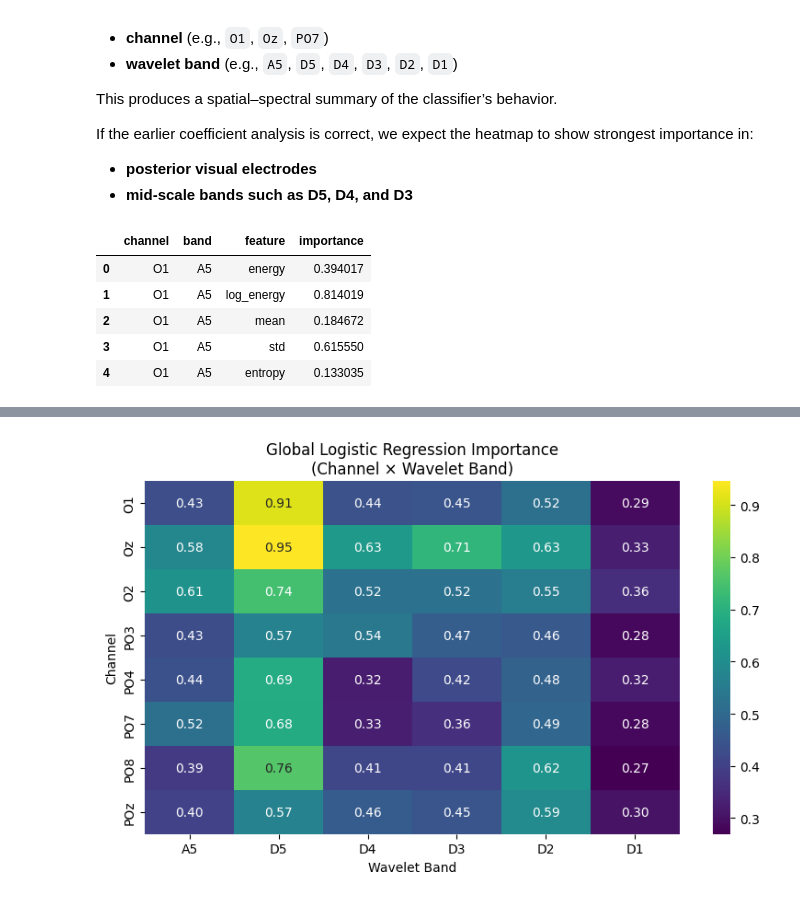
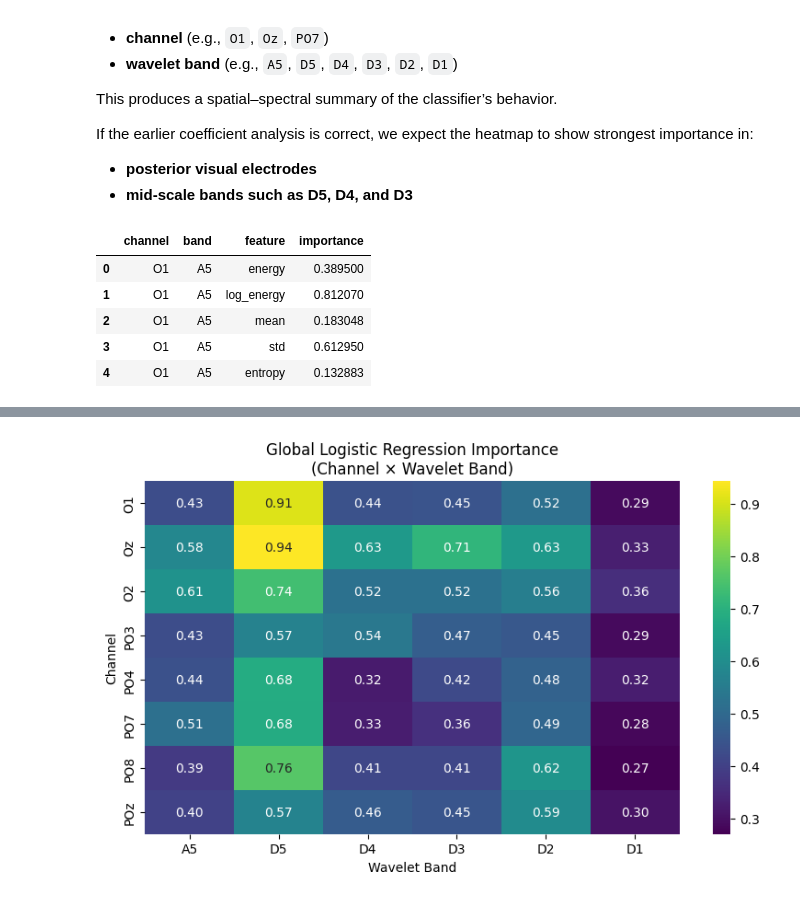
Before and after one commit to Dennis-T-cloud/EEG-Biometrics-Neural-Identity, a Jupyter notebook: 05_ml.ipynb, the cells around one changed output, grey strips where cells are left out. Saved outputs shown, nothing was run; the diff lists cells and outputs as text; code cells hidden in the pictures.

```diff
--- a/05_ml.ipynb
+++ b/05_ml.ipynb
@@ -553,11 +34,0 @@ print(cm)
-# %%
-layout = data_allsub['layout']
-
-for cls in range(clf.coef_.shape[0]):
-    w = clf.coef_[cls]
-    top_idx = np.argsort(np.abs(w))[-10:][::-1]
-
-    print(f"\nTop features for subject {cls}:")
-    for idx in top_idx:
-        ch, band, feat, col = layout[idx]
-        print(f"  weight={w[idx]: .4f} | col={col} | {ch}-{band}-{feat}")
@@ -581,0 +55,15 @@ Top features for subject 0:
+# %%
+from sklearn.pipeline import make_pipeline
+from sklearn.preprocessing import StandardScaler
+from sklearn.linear_model import LogisticRegression
+from sklearn.metrics import accuracy_score
+
+clf_baseline = make_pipeline(
+    StandardScaler(),
+    LogisticRegression(max_iter=2000, random_state=42, n_jobs=-1)
+)
+
+clf_baseline.fit(X_train, y_train)
+y_pred_baseline = clf_baseline.predict(X_test)
+acc_baseline = accuracy_score(y_test, y_pred_baseline)
+print(f"Baseline Accuracy (DWT Features): {acc_baseline * 100:.2f}%")
@@ -648,11 +527,13 @@ To test this, we will:
 This step connects the model's learned parameters back to the underlying EEG feature space and helps interpret which neural characteristics distinguish individuals.
 # %%
 # Identify globally important features from Logistic Regression
+baseline_path = "wavelet_outputs/all_subjects_wavelet_features_db4_L5.npz"
+data_allsub = np.load(baseline_path, allow_pickle=True)
 
-scaler = lr_model.named_steps["standardscaler"]
-clf = lr_model.named_steps["logisticregression"]
-
+X_allsub = data_allsub["X_features"]
+y_allsub = data_allsub["y_labels"]
 layout = data_allsub["layout"]
+clf = clf_baseline.named_steps["logisticregression"]
 
 # Average absolute coefficient across all classes
 global_importance = np.mean(np.abs(clf.coef_), axis=0)
@@ -741,37 +622,29 @@ If the earlier coefficient analysis is correct, we expect the heatmap to show st
 # %%
 import numpy as np
 import pandas as pd
 import seaborn as sns
 import matplotlib.pyplot as plt
-
-# Access fitted logistic regression and metadata
-scaler = lr_model.named_steps["standardscaler"]
-clf = lr_model.named_steps["logisticregression"]
-layout = data_allsub["layout"]
-
-# Mean absolute coefficient across classes
-global_importance = np.mean(np.abs(clf.coef_), axis=0)
 
 # Build long-format table
 rows = []
 for idx, imp in enumerate(global_importance):
     ch, band, feat, col = layout[idx]
     rows.append({
         "channel": ch,
         "band": band,
         "feature": feat,
         "importance": imp
     })
 
 imp_df = pd.DataFrame(rows)
 imp_df.head()
 # %% [output]
 |  | channel | band | feature | importance |
-| 0 | O1 | A5 | energy | 0.394017 |
-| 1 | O1 | A5 | log_energy | 0.814019 |
-| 2 | O1 | A5 | mean | 0.184672 |
-| 3 | O1 | A5 | std | 0.615550 |
-| 4 | O1 | A5 | entropy | 0.133035 |
+| 0 | O1 | A5 | energy | 0.389500 |
+| 1 | O1 | A5 | log_energy | 0.812070 |
+| 2 | O1 | A5 | mean | 0.183048 |
+| 3 | O1 | A5 | std | 0.612950 |
+| 4 | O1 | A5 | entropy | 0.132883 |
 # %%
 # Aggregate over feature type to get channel x band importance
 band_heatmap_df = (
```
Also changed, not shown: parts of 66 cells of this notebook, 4 other files.
